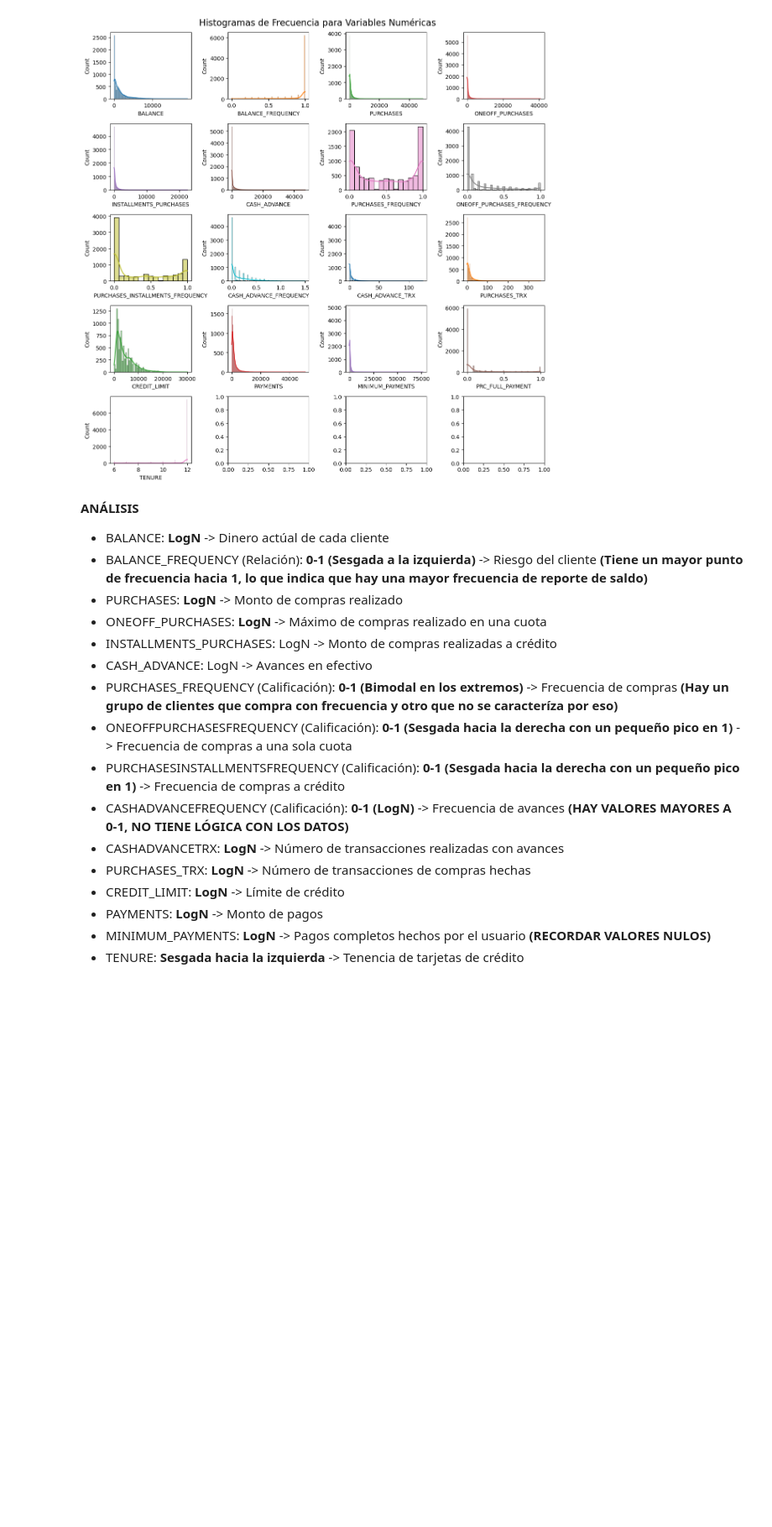
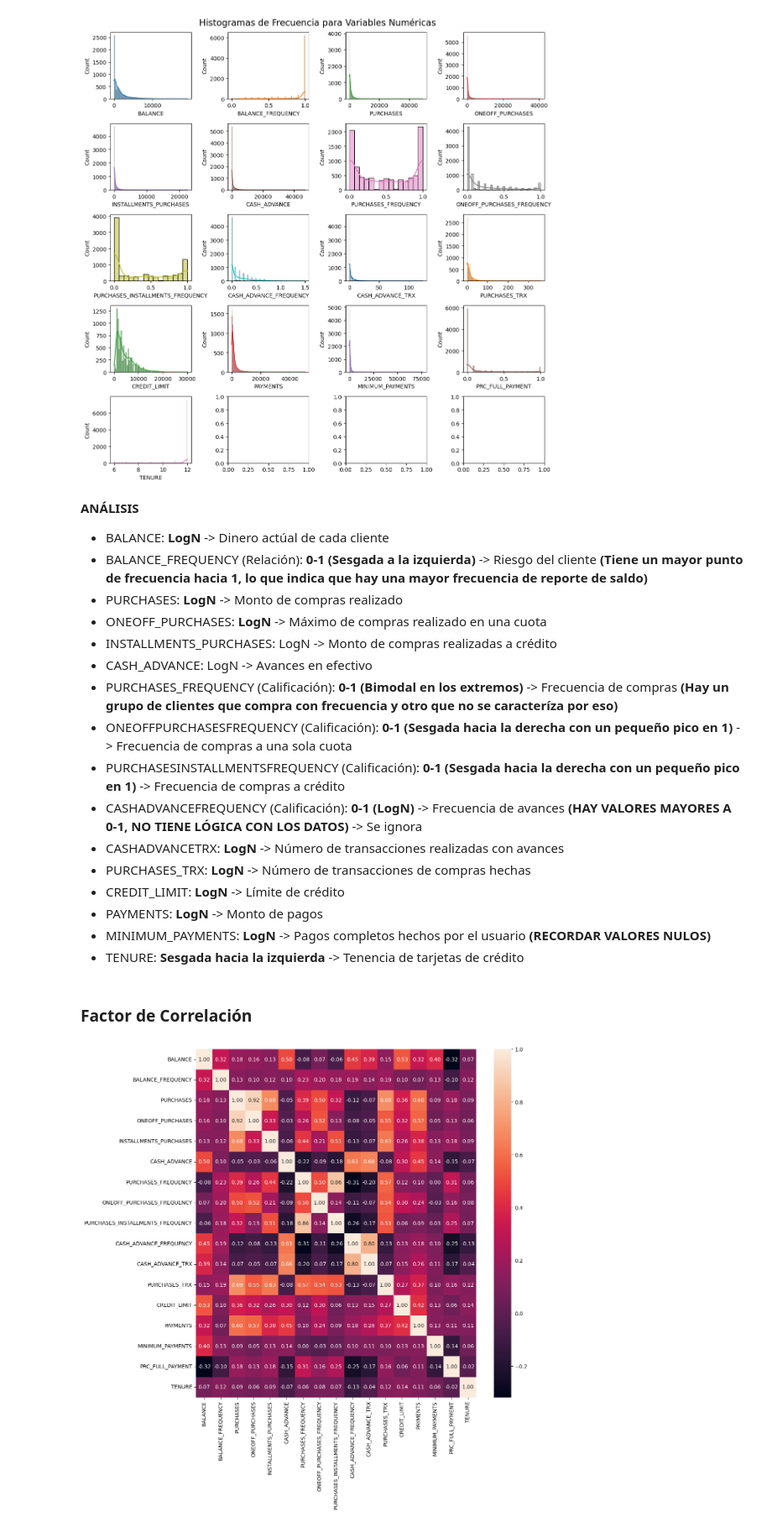
Before and after one commit to Tomaslopera/Scientific_Computing, a Jupyter notebook: Caso2_Agrupamiento.ipynb, the cells around one changed output. Shown at 84% size. Saved outputs shown, nothing was run; the diff lists cells and outputs as text; code cells hidden in the pictures; blank space fills up the shorter version.

```diff
--- a/Caso2_Agrupamiento.ipynb
+++ b/Caso2_Agrupamiento.ipynb
@@ -140,10 +146,18 @@ plt.show()
 - PURCHASES_FREQUENCY (Calificación): **0-1 (Bimodal en los extremos)** -> Frecuencia de compras **(Hay un grupo de clientes que compra con frecuencia y otro que no se caracteríza por eso)**
 - ONEOFFPURCHASESFREQUENCY (Calificación): **0-1 (Sesgada hacia la derecha con un pequeño pico en 1)** -> Frecuencia de compras a una sola cuota
 - PURCHASESINSTALLMENTSFREQUENCY (Calificación): **0-1 (Sesgada hacia la derecha con un pequeño pico en 1)** -> Frecuencia de compras a crédito
-- CASHADVANCEFREQUENCY (Calificación): **0-1 (LogN)** -> Frecuencia de avances **(HAY VALORES MAYORES A 0-1, NO TIENE LÓGICA CON LOS DATOS)**
+- CASHADVANCEFREQUENCY (Calificación): **0-1 (LogN)** -> Frecuencia de avances **(HAY VALORES MAYORES A 0-1, NO TIENE LÓGICA CON LOS DATOS)** -> Se ignora
 - CASHADVANCETRX: **LogN** -> Número de transacciones realizadas con avances
 - PURCHASES_TRX: **LogN** -> Número de transacciones de compras hechas
 - CREDIT_LIMIT: **LogN** -> Límite de crédito
 - PAYMENTS: **LogN** -> Monto de pagos
 - MINIMUM_PAYMENTS: **LogN** -> Pagos completos hechos por el usuario **(RECORDAR VALORES NULOS)**
 - TENURE: **Sesgada hacia la izquierda** -> Tenencia de tarjetas de crédito
+# %% [markdown]
+### Factor de Correlación
+# %%
+plt.figure(figsize=(12,12))
+sns.heatmap(data = data.corr(numeric_only=True), annot=True, fmt='.2f')
+plt.show()
+# %% [output]
+[figure, added]
```
Also changed, not shown: parts of 30 cells of this notebook, 1 other file.
